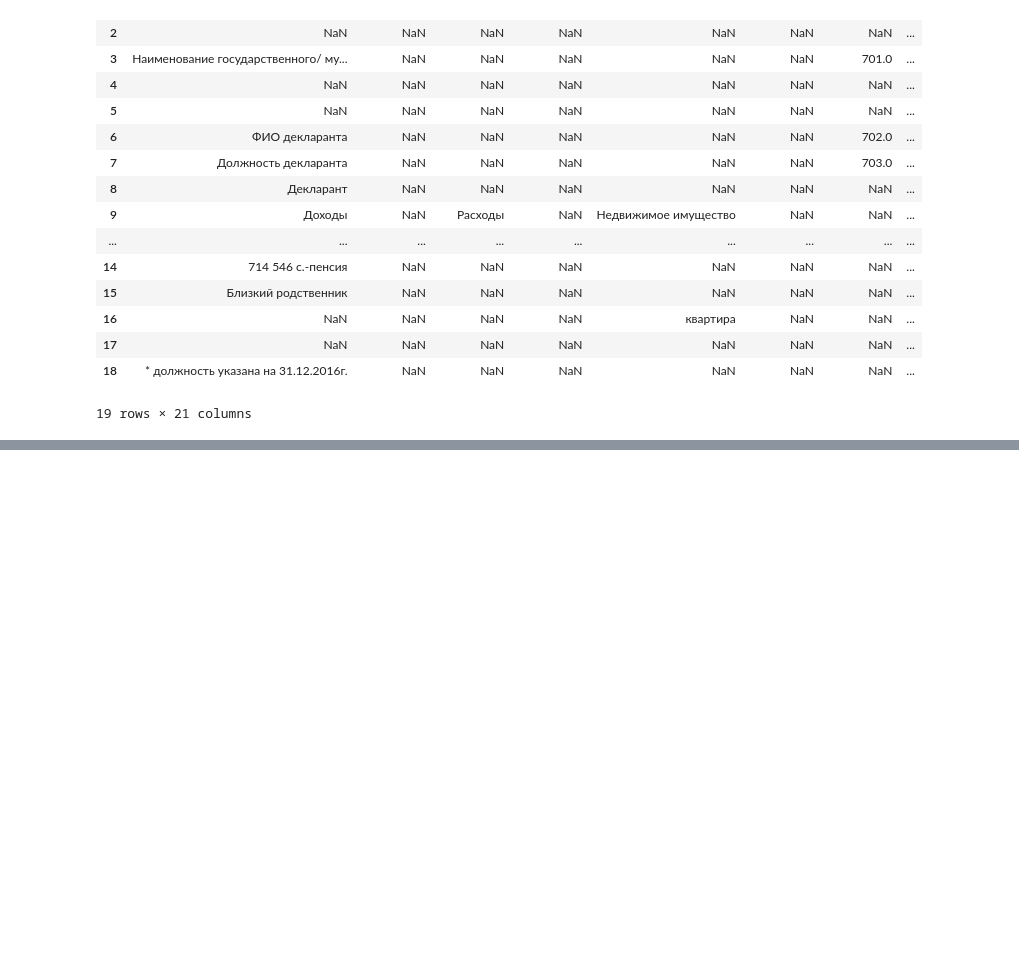
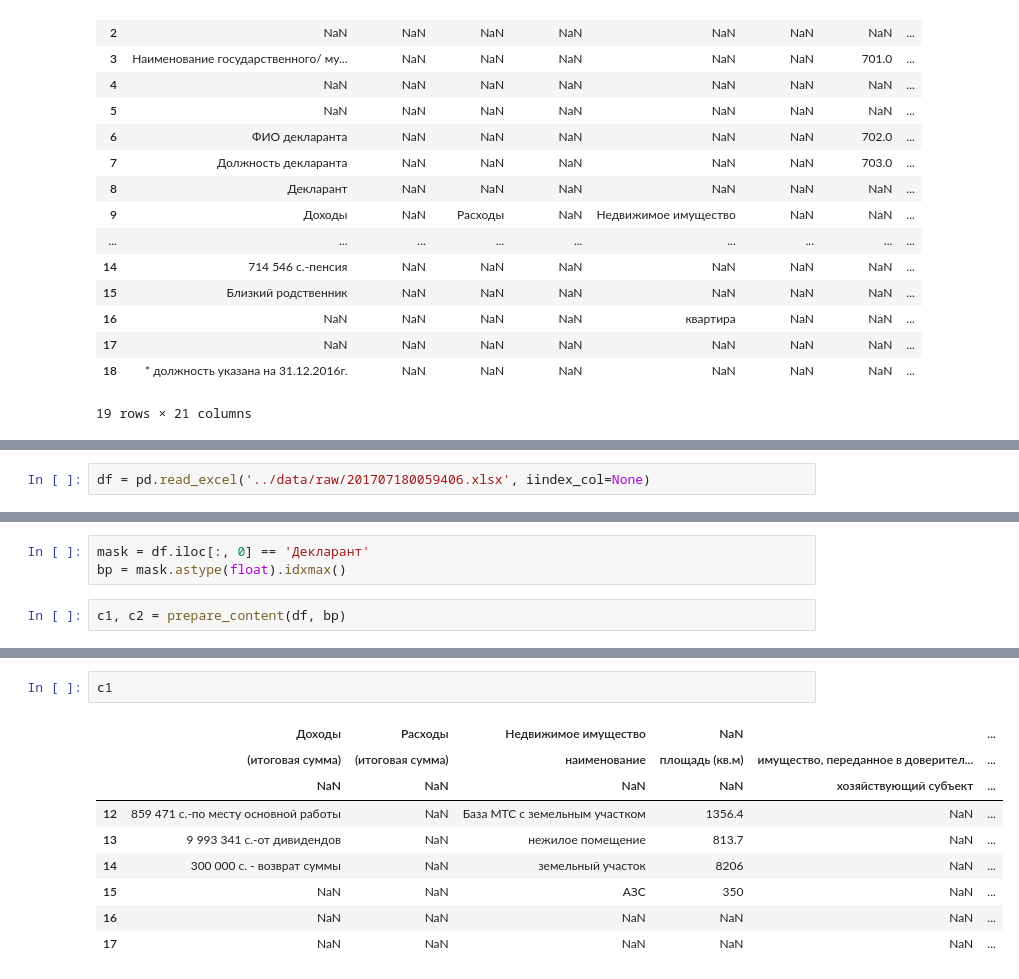
Before and after one commit to Casyfill/kg_declarations, a Jupyter notebook: code/2_lerarn_parsing_decloration.ipynb, the cells around one changed output, grey strips where cells are left out. Cells and saved outputs as stored; diff of their text form; blank space fills up the shorter version.

```diff
--- a/code/Untitled.ipynb
+++ b/code/2_lerarn_parsing_decloration.ipynb
@@ -256,0 +242,2 @@ AttributeError: 'float' object has no attribute 'strip'
+# %%
+df = pd.read_excel('../data/raw/201707180059406.xlsx', iindex_col=None)
@@ -256,0 +246,5 @@ AttributeError: 'float' object has no attribute 'strip'
+# %%
+mask = df.iloc[:, 0] == 'Декларант'
+bp = mask.astype(float).idxmax()
+# %%
+c1, c2 = prepare_content(df, bp)
@@ -256,0 +265,12 @@ AttributeError: 'float' object has no attribute 'strip'
+# %%
+c1
+# %% [output]
+|  | Доходы | Расходы | Недвижимое имущество | NaN |  | ... |
+|  | (итоговая сумма) | (итоговая сумма) | наименование | площадь (кв.м) | имущество, переданное в доверител... | ... |
+|  | NaN | NaN | NaN | NaN | хозяйствующий субъект | ... |
+| 12 | 859 471 с.-по месту основной работы | NaN | База МТС с земельным участком | 1356.4 | NaN | ... |
+| 13 | 9 993 341 с.-от дивидендов | NaN | нежилое помещение | 813.7 | NaN | ... |
+| 14 | 300 000 с. - возврат суммы | NaN | земельный участок | 8206 | NaN | ... |
+| 15 | NaN | NaN | АЗС | 350 | NaN | ... |
+| 16 | NaN | NaN | NaN | NaN | NaN | ... |
+| 17 | NaN | NaN | NaN | NaN | NaN | ... |
```
Also changed, not shown: parts of 6 cells of this notebook, 6 other files.
